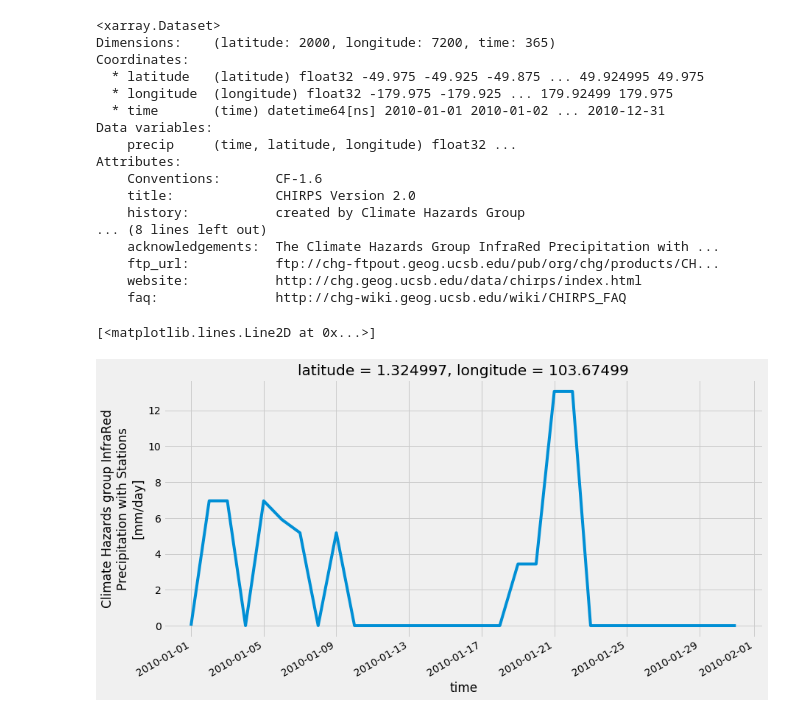
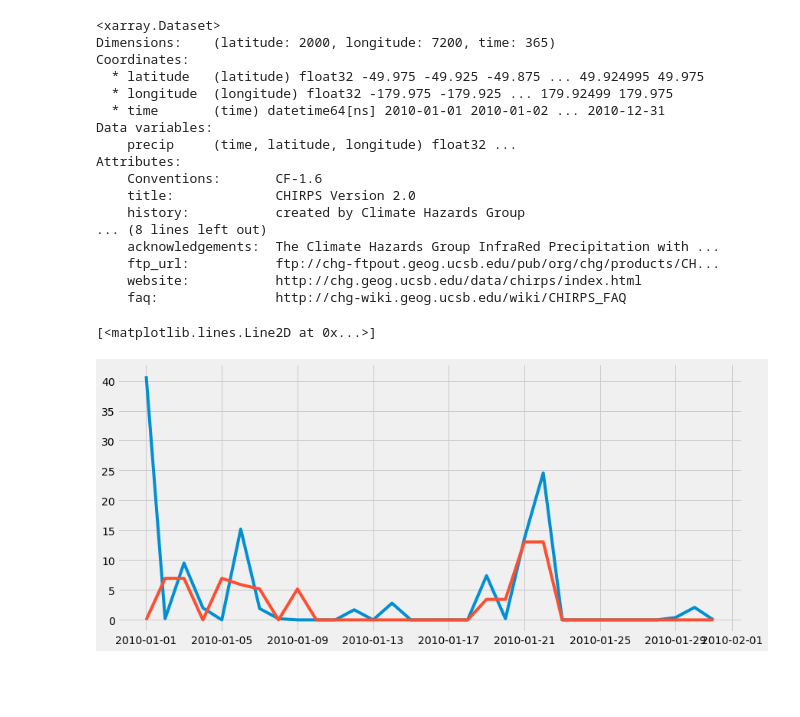
Before and after one commit to dsaharia/PRAT-Rainfall, a Jupyter notebook: imager-rainfall/Singapore_2010.ipynb, the cells around one changed output. Saved outputs shown, nothing was run; the diff lists cells and outputs as text; code cells hidden in the pictures; blank space fills up the shorter version.

```diff
--- a/imager-rainfall/Singapore_2010.ipynb
+++ b/imager-rainfall/Singapore_2010.ipynb
@@ -101,7 +115,14 @@ Attributes:
     website:           http://chg.geog.ucsb.edu/data/chirps/index.html
     faq:               http://chg-wiki.geog.ucsb.edu/wiki/CHIRPS_FAQ
 # %%
-precip_dataset['precip'].sel(time=slice('2010-01-01T00:0','2010-01-31T00:0'), longitude=103.67499, latitude=1.324997).plot(size=6)
+precip_df = precip_dataset['precip'].sel(time=slice('2010-01-01T00:0','2010-01-31T00:0'), longitude=103.67499, latitude=1.324997).to_dataframe()
-# %% [output]
-[<matplotlib.lines.Line2D at 0x...>]
-[figure, removed]
+# %%
+jan_gauge_df = pd.read_csv('data/gauge_data.csv', encoding= 'unicode_escape', header=0, usecols=[1,2,3,4], names=['year', 'month', 'day', 'rainfall'])
+# %%
+jan_gauge_df['date']=pd.to_datetime(jan_gauge_df['day'], unit='D', origin=pd.Timestamp('2009-12-31')) # Using day number to create the date
+# %%
+plt.plot(jan_gauge_df['date'],jan_gauge_df['rainfall'])
+plt.plot(precip_df['precip'])
+# %% [output]
+[<matplotlib.lines.Line2D at 0x...>]
+[figure, added]
```
Also changed, not shown: parts of 11 cells of this notebook.
